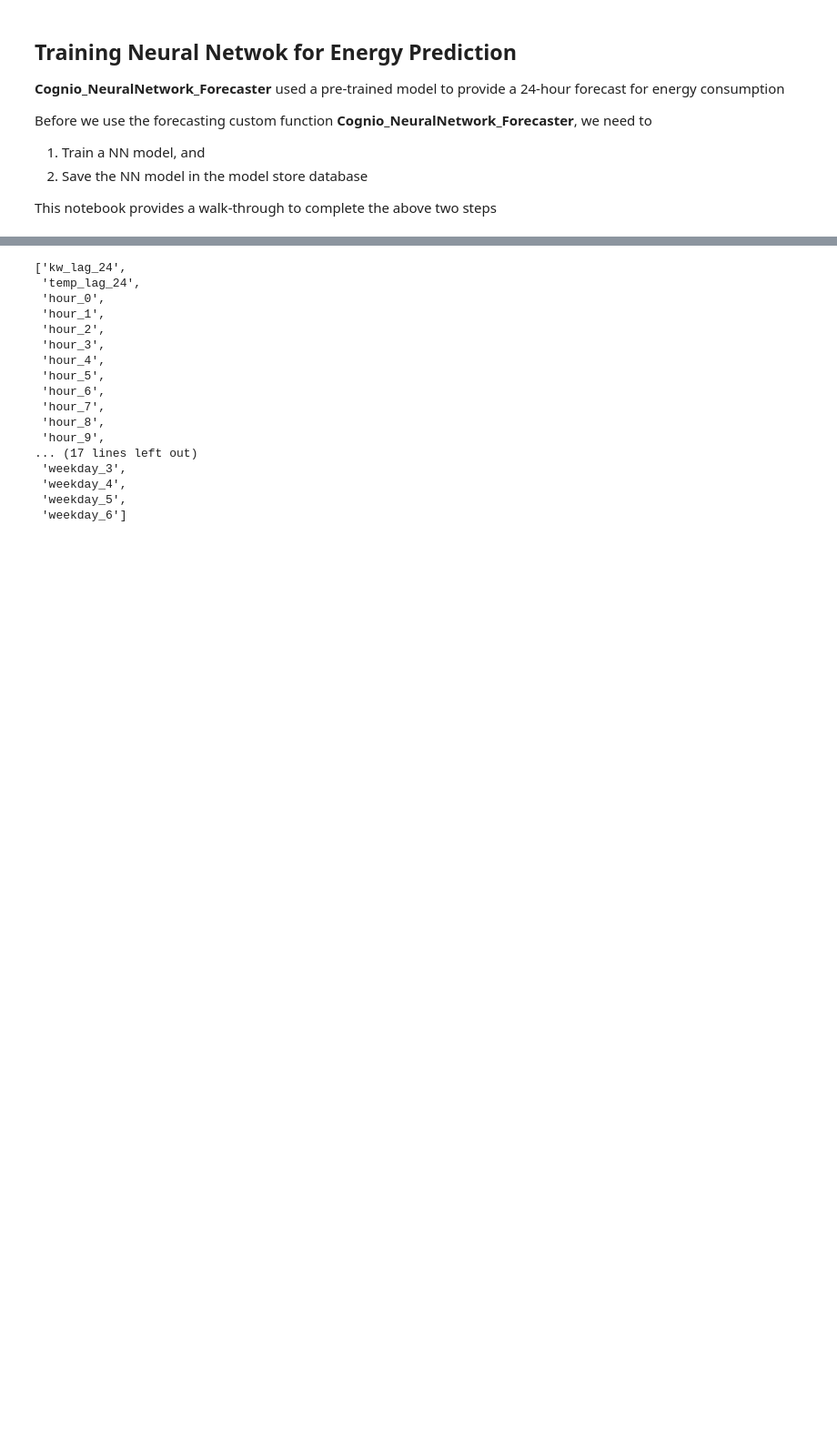
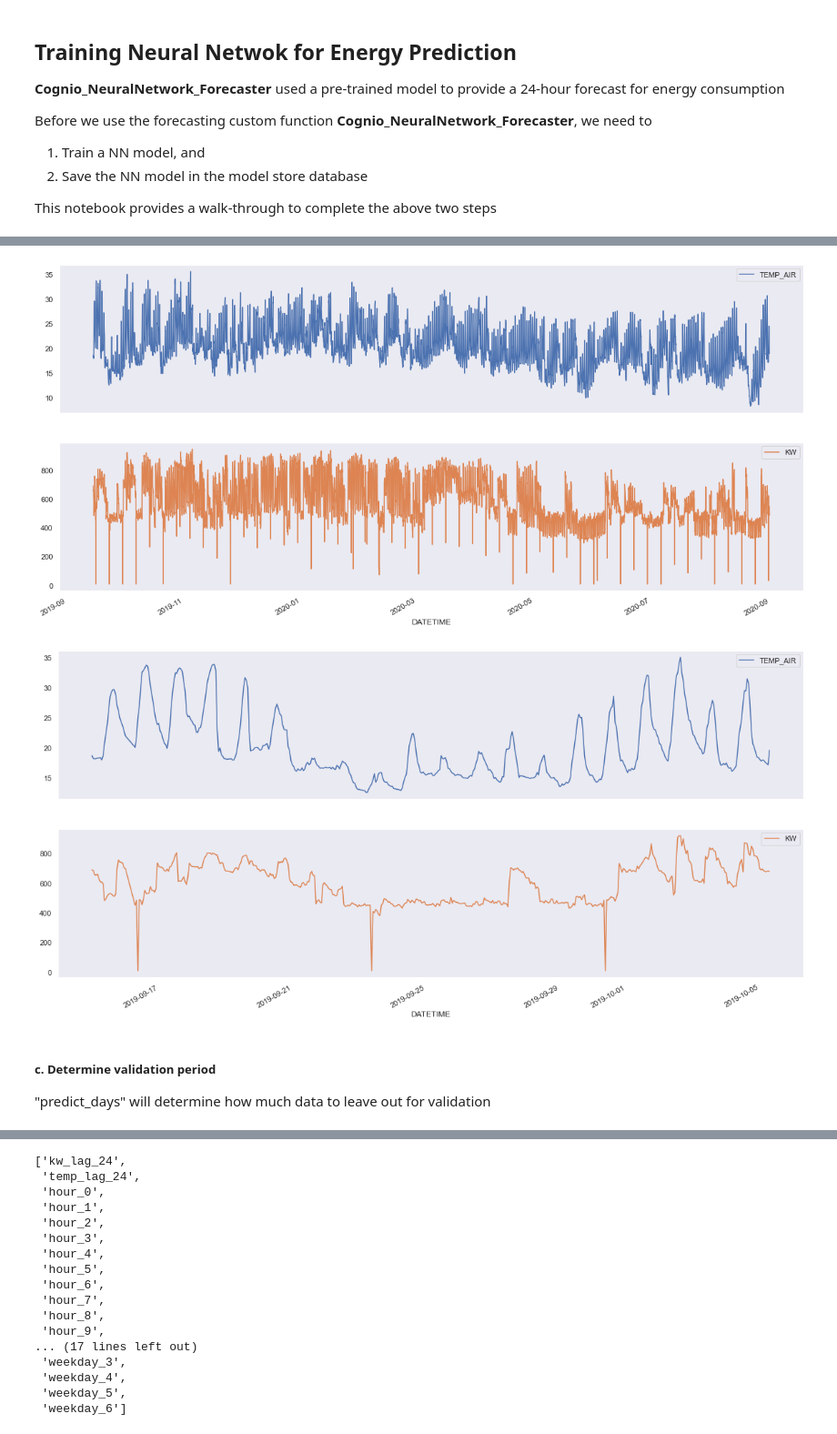
Before and after one commit to singhshraddha/ss-iotfunctions, a Jupyter notebook: notebooks/Cognio_NeuralNetwork_Forecaster_Train.ipynb, the cells around one changed output, grey strips where cells are left out. Shown at 91% size. Cells and saved outputs as stored; diff of their text form; code cells hidden in the pictures; blank space fills up the shorter version.

```diff
--- a/notebooks/Cognio_NeuralNetwork_Forecaster_Train.ipynb
+++ b/notebooks/Cognio_NeuralNetwork_Forecaster_Train.ipynb
@@ -10,0 +81,16 @@ This notebook provides a walk-through to complete the above two steps
+# %%
+plot_cols = ['TEMP_AIR', 'KW']
+plot_features = df[plot_cols]
+plot_features.index = df.DATETIME
+_ = plot_features.plot(subplots=True)
+
+plot_features = df[plot_cols][:480]
+plot_features.index = df.DATETIME[:480]
+_ = plot_features.plot(subplots=True)
+# %% [output]
+[figure, added]
+[figure, added]
+# %% [markdown]
+##### c. Determine validation period
+
+"predict_days" will determine how much data to leave out for validation
```
Also changed, not shown: parts of 47 cells of this notebook, 6 other files.
